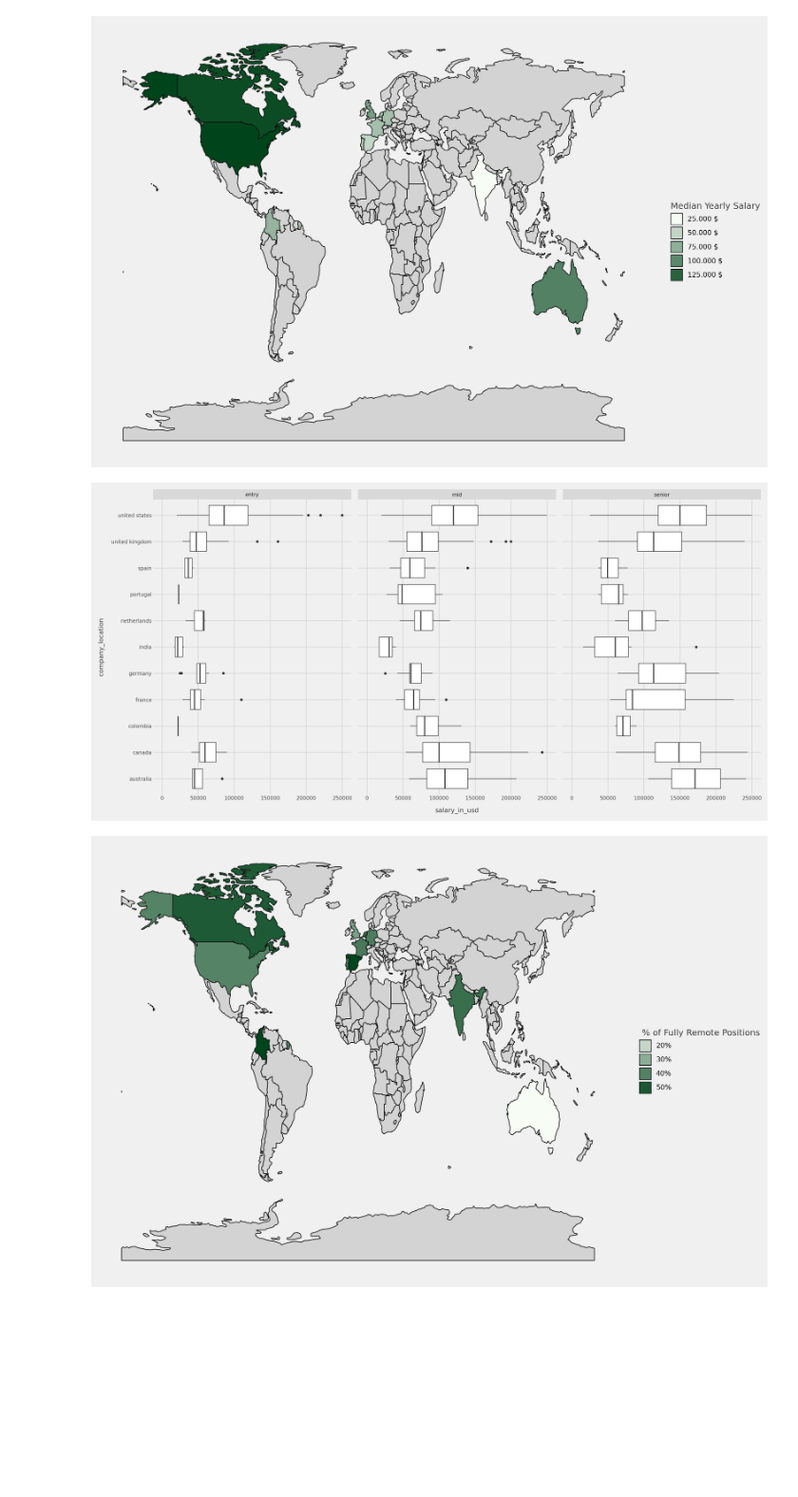
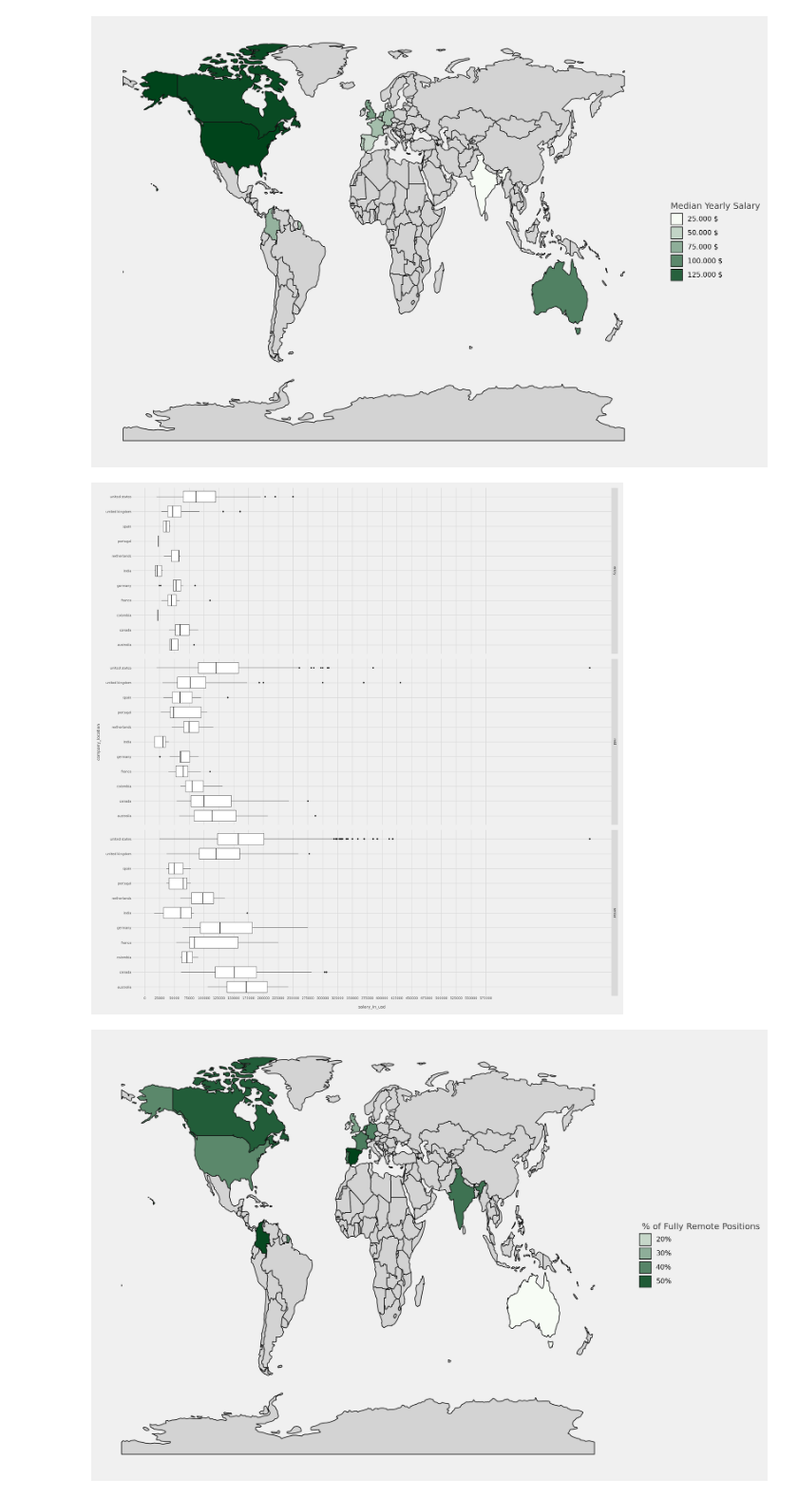
Before and after one commit to MarcoGennaro01/Data_Science_Jobs_-2020-2024-Data_Visualization, a Jupyter notebook: main.ipynb, the cells around one changed output. Shown at 95% size. Drawn from its saved outputs; the diff is of its cells as text; code cells hidden in the pictures; blank space fills up the shorter version.

```diff
--- a/main.ipynb
+++ b/main.ipynb
@@ -188,6 +188,8 @@ data = data[data['company_location'].isin(valid_countries)]
 sum(data['company_location'].value_counts())
 # %% [output]
 np.int64(3951)
+# %%
+data = data[data['experience_level'] != "executive"]
 # %% [markdown]
 ## Data Visualization
 # %% [markdown]
@@ -362,15 +364,15 @@ def labeller1(x):
 [figure]
 # %%
 (
-    ggplot(data[data["experience_level"] != "executive"], aes(x = 'company_location', y = 'salary_in_usd'))
-    + ylim(0,250000)
-    + facet_wrap("experience_level", nrow = 1)
+    ggplot(data, aes(x = 'company_location', y = 'salary_in_usd'))
+    + scale_y_continuous(breaks = range(0,600000,25000))
     + geom_boxplot()
-    + theme(figure_size=(16,8))
+    + facet_grid(rows = "experience_level",scales = "fixed")
+    + theme(figure_size=)
     + coord_flip()
 )
 # %% [output]
-[figure, old version]
+[figure, new version]
 # %%
 remote_prop = data.groupby("matched_name")["work_models"].apply(lambda x: round(len(x[x == "remote"])/len(x) * 100, 2))
 remote_prop = merge(remote_prop,gdf.loc[:,"ADMIN":"geometry"], how = "right", left_on = "matched_name", right_on = "ADMIN")
```
Also changed, not shown: parts of 9 cells of this notebook.
